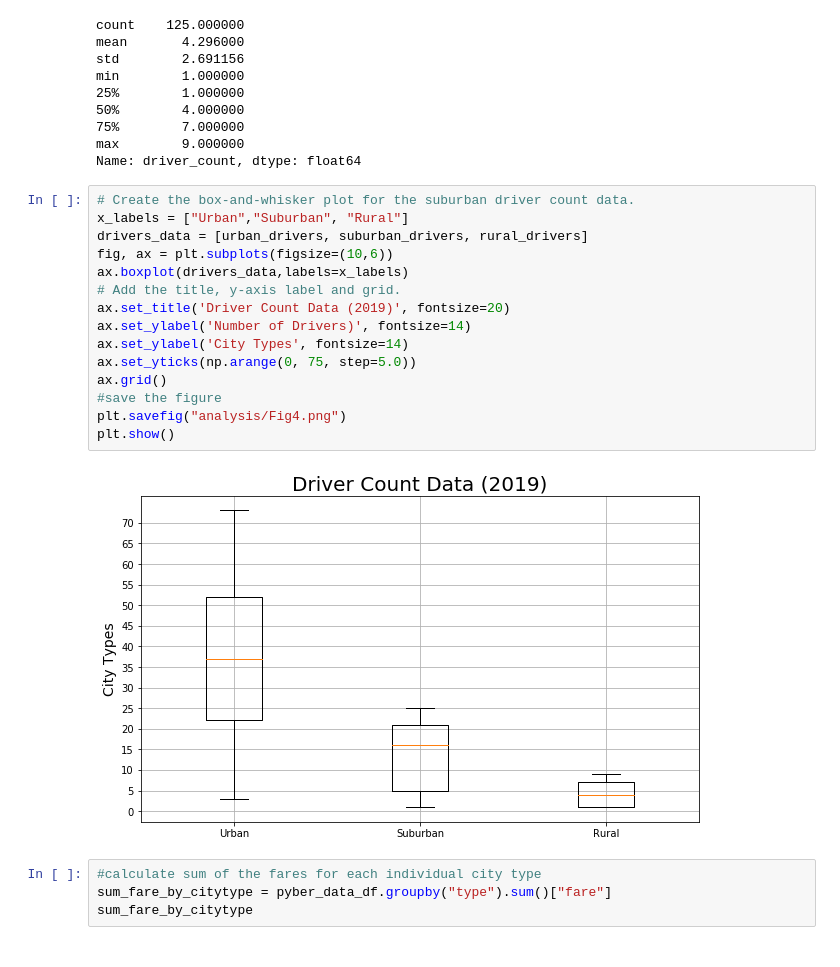
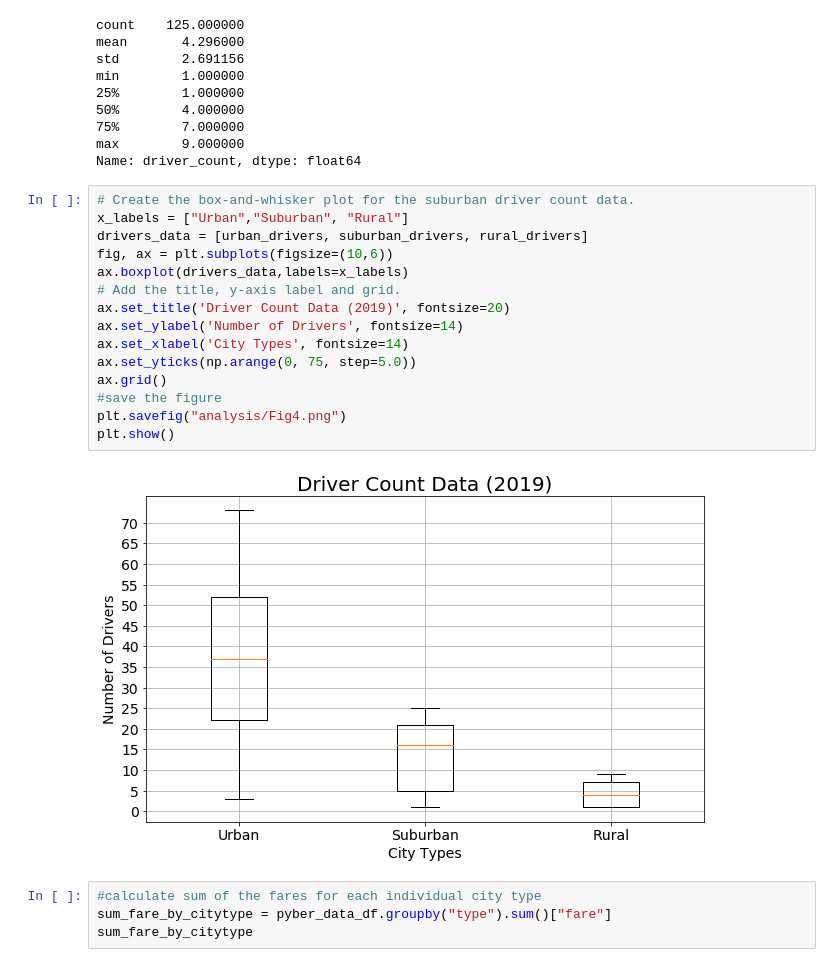
Before and after one commit to amuthusa/PyBer_Analysis, a Jupyter notebook: PyBer.ipynb, the cells around one changed output. Drawn from its saved outputs; the diff is of its cells as text.

Commit message:
fixed Whisker and Box Chart based of driver count

```diff
--- a/PyBer.ipynb
+++ b/PyBer.ipynb
@@ -748,20 +748,20 @@ Name: driver_count, dtype: float64
 # %%
 # Create the box-and-whisker plot for the suburban driver count data.
 x_labels = ["Urban","Suburban", "Rural"]
 drivers_data = [urban_drivers, suburban_drivers, rural_drivers]
 fig, ax = plt.subplots(figsize=(10,6))
 ax.boxplot(drivers_data,labels=x_labels)
 # Add the title, y-axis label and grid.
 ax.set_title('Driver Count Data (2019)', fontsize=20)
-ax.set_ylabel('Number of Drivers)', fontsize=14)
-ax.set_ylabel('City Types', fontsize=14)
+ax.set_ylabel('Number of Drivers', fontsize=14)
+ax.set_xlabel('City Types', fontsize=14)
 ax.set_yticks(np.arange(0, 75, step=5.0))
 ax.grid()
 #save the figure
 plt.savefig("analysis/Fig4.png")
 plt.show()
 # %% [output]
-[figure, old version]
+[figure, new version]
 # %%
 #calculate sum of the fares for each individual city type
 sum_fare_by_citytype = pyber_data_df.groupby("type").sum()["fare"]
```
Also changed, not shown: 1 other file.
